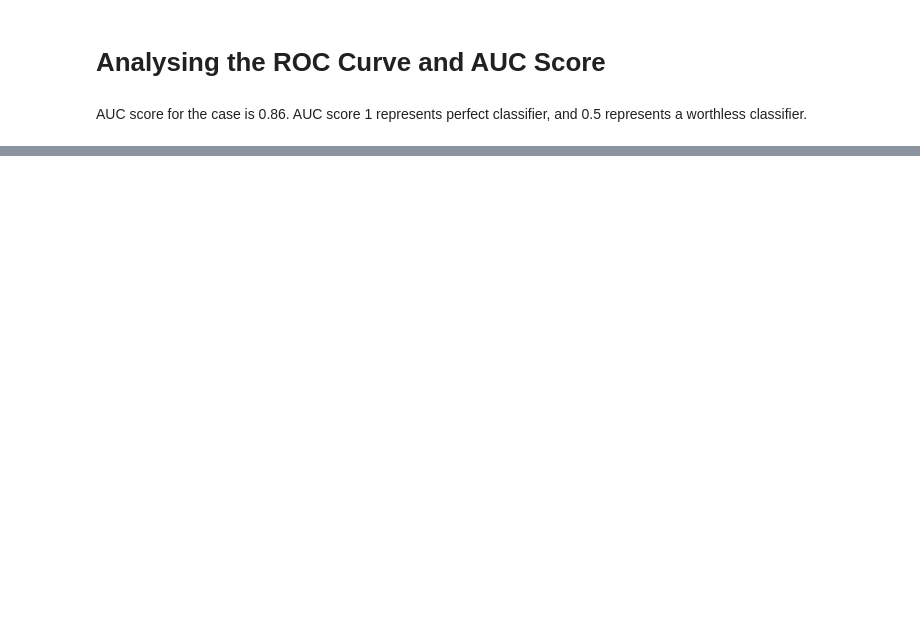
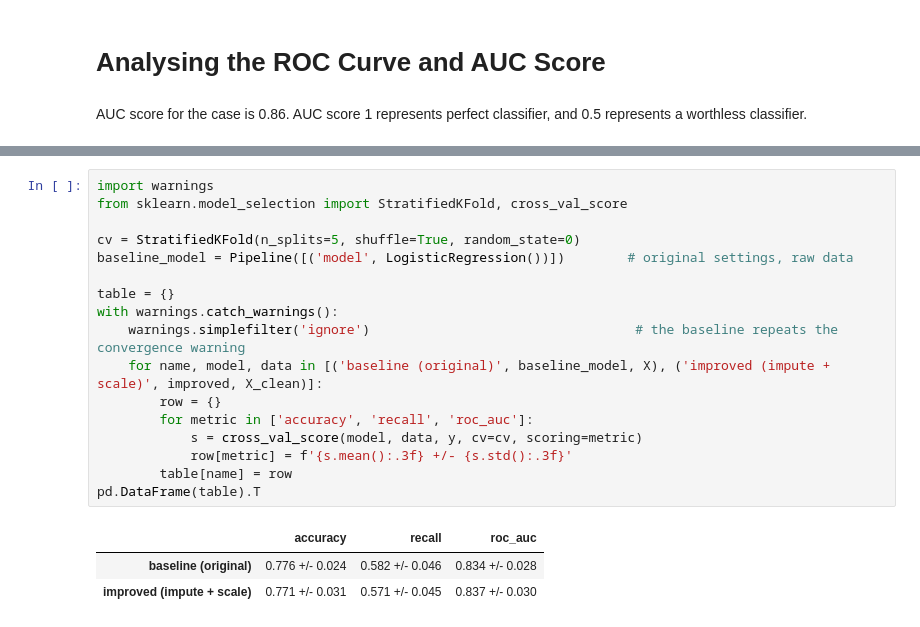
Before and after one commit to SOUJU96/QA-Automation-Portfolio, a Jupyter notebook: Machine-Learning-Python/Diabetes-Logistic-Regression/Diabetes_Logistic_Regression_ROC_AUC.ipynb, the cells around one changed output, grey strips where cells are left out. Drawn from its saved outputs; the diff is of its cells as text; blank space fills up the shorter version.

```diff
--- a/Machine-Learning-Python/Diabetes-Logistic-Regression/Diabetes_Logistic_Regression_ROC_AUC.ipynb
+++ b/Machine-Learning-Python/Diabetes-Logistic-Regression/Diabetes_Logistic_Regression_ROC_AUC.ipynb
@@ -326,0 +460,21 @@ AUC score for the case is 0.86. AUC score 1 represents perfect classifier, and 0
+# %%
+import warnings
+from sklearn.model_selection import StratifiedKFold, cross_val_score
+
+cv = StratifiedKFold(n_splits=5, shuffle=True, random_state=0)
+baseline_model = Pipeline([('model', LogisticRegression())])        # original settings, raw data
+
+table = {}
+with warnings.catch_warnings():
+    warnings.simplefilter('ignore')                                  # the baseline repeats the convergence warning
+    for name, model, data in [('baseline (original)', baseline_model, X), ('improved (impute + scale)', improved, X_clean)]:
+        row = {}
+        for metric in ['accuracy', 'recall', 'roc_auc']:
+            s = cross_val_score(model, data, y, cv=cv, scoring=metric)
+            row[metric] = f'{s.mean():.3f} +/- {s.std():.3f}'
+        table[name] = row
+pd.DataFrame(table).T
+# %% [output]
+|  | accuracy | recall | roc_auc |
+| baseline (original) | 0.776 +/- 0.024 | 0.582 +/- 0.046 | 0.834 +/- 0.028 |
+| improved (impute + scale) | 0.771 +/- 0.031 | 0.571 +/- 0.045 | 0.837 +/- 0.030 |
```
Also changed, not shown: parts of 31 cells of this notebook, 1 other file.
